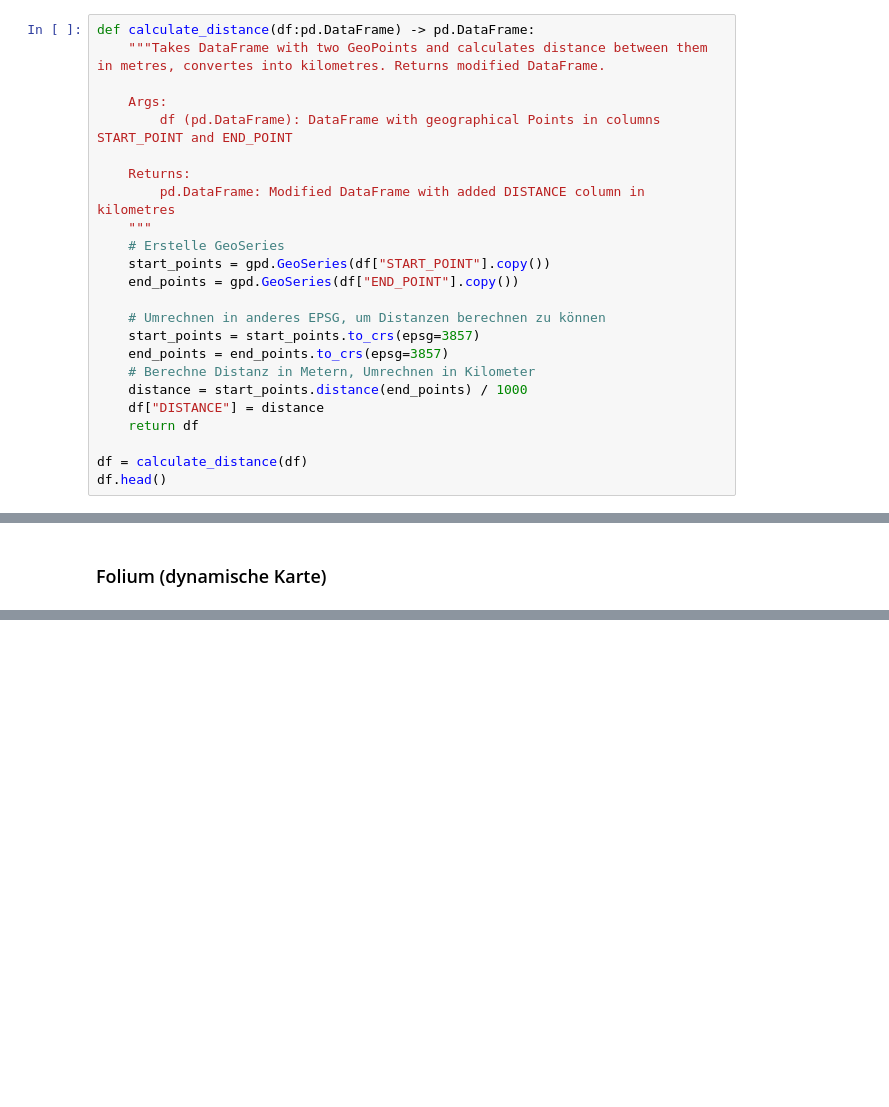
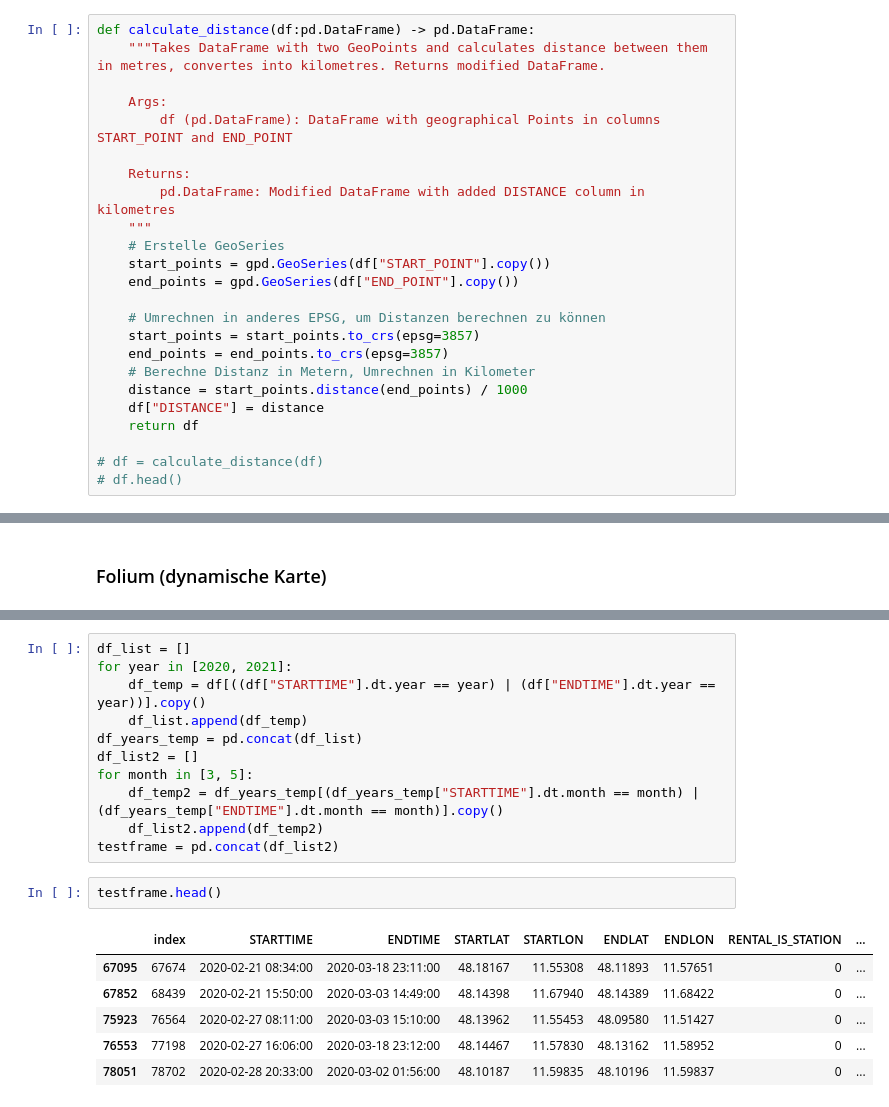
Before and after one commit to yal-fram/dsi-finalproject, a Jupyter notebook: mvg_rad_geo_notebook.ipynb, the cells around one changed output, grey strips where cells are left out. Cells and saved outputs as stored; diff of their text form; blank space fills up the shorter version.

```diff
--- a/mvg_rad_geo_notebook.ipynb
+++ b/mvg_rad_geo_notebook.ipynb
@@ -280,5 +273,5 @@ def calculate_distance(df:pd.DataFrame) -> pd.DataFrame:
     df["DISTANCE"] = distance
     return df
 
-df = calculate_distance(df)
-df.head()
+# df = calculate_distance(df)
+# df.head()
@@ -517,0 +639,20 @@ Error:
+# %%
+df_list = []
+for year in [2020, 2021]:
+    df_temp = df[((df["STARTTIME"].dt.year == year) | (df["ENDTIME"].dt.year == year))].copy()
+    df_list.append(df_temp)
+df_years_temp = pd.concat(df_list)
+df_list2 = []
+for month in [3, 5]:
+    df_temp2 = df_years_temp[(df_years_temp["STARTTIME"].dt.month == month) | (df_years_temp["ENDTIME"].dt.month == month)].copy()
+    df_list2.append(df_temp2)
+testframe = pd.concat(df_list2)
+# %%
+testframe.head()
+# %% [output]
+|  | index | STARTTIME | ENDTIME | STARTLAT | STARTLON | ENDLAT | ENDLON | RENTAL_IS_STATION | ... |
+| 67095 | 67674 | 2020-02-21 08:34:00 | 2020-03-18 23:11:00 | 48.18167 | 11.55308 | 48.11893 | 11.57651 | 0 | ... |
+| 67852 | 68439 | 2020-02-21 15:50:00 | 2020-03-03 14:49:00 | 48.14398 | 11.67940 | 48.14389 | 11.68422 | 0 | ... |
+| 75923 | 76564 | 2020-02-27 08:11:00 | 2020-03-03 15:10:00 | 48.13962 | 11.55453 | 48.09580 | 11.51427 | 0 | ... |
+| 76553 | 77198 | 2020-02-27 16:06:00 | 2020-03-18 23:12:00 | 48.14467 | 11.57830 | 48.13162 | 11.58952 | 0 | ... |
+| 78051 | 78702 | 2020-02-28 20:33:00 | 2020-03-02 01:56:00 | 48.10187 | 11.59835 | 48.10196 | 11.59837 | 0 | ... |
```
Also changed, not shown: parts of 21 cells of this notebook, 3 other files.
